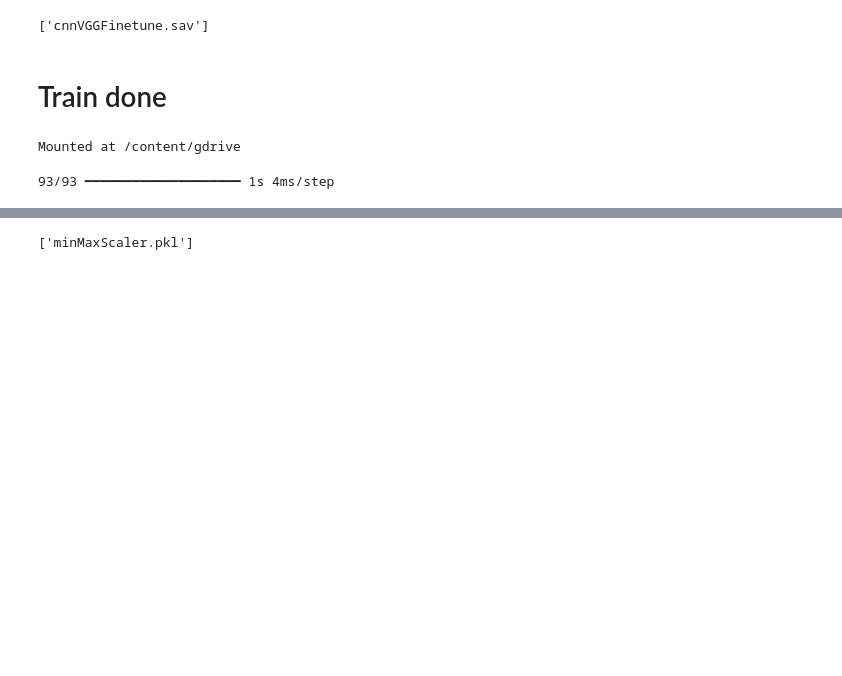
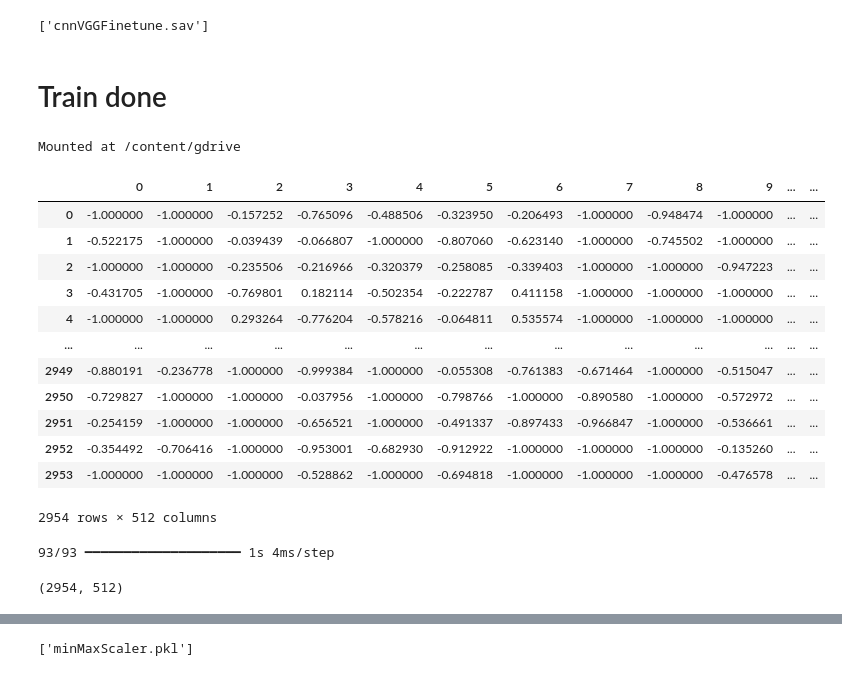
Before and after one commit to fufu-2345/mlProjectModel, a Jupyter notebook: model/vggFinetune/vggPreCSV.ipynb, the cells around one changed output, grey strips where cells are left out. Saved outputs shown, nothing was run; the diff lists cells and outputs as text; code cells hidden in the pictures; blank space fills up the shorter version.

```diff
--- a/model/vggFinetune/vggPreCSV.ipynb
+++ b/model/vggFinetune/vggPreCSV.ipynb
@@ -287,2 +291,18 @@ VGG16 = joblib.load('/content/gdrive/MyDrive/ml/vggFinetune/vggFinetune.sav')
+# %%
+trainValiFeature
+# %% [output]
+|  | 0 | 1 | 2 | 3 | 4 | 5 | 6 | 7 | 8 | 9 | ... | ... |
+| 0 | -1.000000 | -1.000000 | -0.157252 | -0.765096 | -0.488506 | -0.323950 | -0.206493 | -1.000000 | -0.948474 | -1.000000 | ... | ... |
+| 1 | -0.522175 | -1.000000 | -0.039439 | -0.066807 | -1.000000 | -0.807060 | -0.623140 | -1.000000 | -0.745502 | -1.000000 | ... | ... |
+| 2 | -1.000000 | -1.000000 | -0.235506 | -0.216966 | -0.320379 | -0.258085 | -0.339403 | -1.000000 | -1.000000 | -0.947223 | ... | ... |
+| 3 | -0.431705 | -1.000000 | -0.769801 | 0.182114 | -0.502354 | -0.222787 | 0.411158 | -1.000000 | -1.000000 | -1.000000 | ... | ... |
+| 4 | -1.000000 | -1.000000 | 0.293264 | -0.776204 | -0.578216 | -0.064811 | 0.535574 | -1.000000 | -1.000000 | -1.000000 | ... | ... |
+| ... | ... | ... | ... | ... | ... | ... | ... | ... | ... | ... | ... | ... |
+| 2949 | -0.880191 | -0.236778 | -1.000000 | -0.999384 | -1.000000 | -0.055308 | -0.761383 | -0.671464 | -1.000000 | -0.515047 | ... | ... |
+| 2950 | -0.729827 | -1.000000 | -1.000000 | -0.037956 | -1.000000 | -0.798766 | -1.000000 | -0.890580 | -1.000000 | -0.572972 | ... | ... |
+| 2951 | -0.254159 | -1.000000 | -1.000000 | -0.656521 | -1.000000 | -0.491337 | -0.897433 | -0.966847 | -1.000000 | -0.536661 | ... | ... |
+| 2952 | -0.354492 | -0.706416 | -1.000000 | -0.953001 | -0.682930 | -0.912922 | -1.000000 | -1.000000 | -1.000000 | -0.135260 | ... | ... |
+| 2953 | -1.000000 | -1.000000 | -1.000000 | -0.528862 | -1.000000 | -0.694818 | -1.000000 | -1.000000 | -1.000000 | -0.476578 | ... | ... |
+2954 rows × 512 columns
 # %%
 trainValiFeatures = stdscaler.transform(trainValiFeature)
@@ -290,5 +310,9 @@ trainVali = model.predict(trainValiFeatures, verbose=1)
 # %% [output]
 93/93 ━━━━━━━━━━━━━━━━━━━━ 1s 4ms/step
+# %%
+trainVali.shape
+# %% [output]
+(2954, 512)
 # %%
 from sklearn.preprocessing import MinMaxScaler
 scaler = MinMaxScaler(feature_range=(-1, 1))
```
Also changed, not shown: parts of 20 cells of this notebook, 10 other files.
